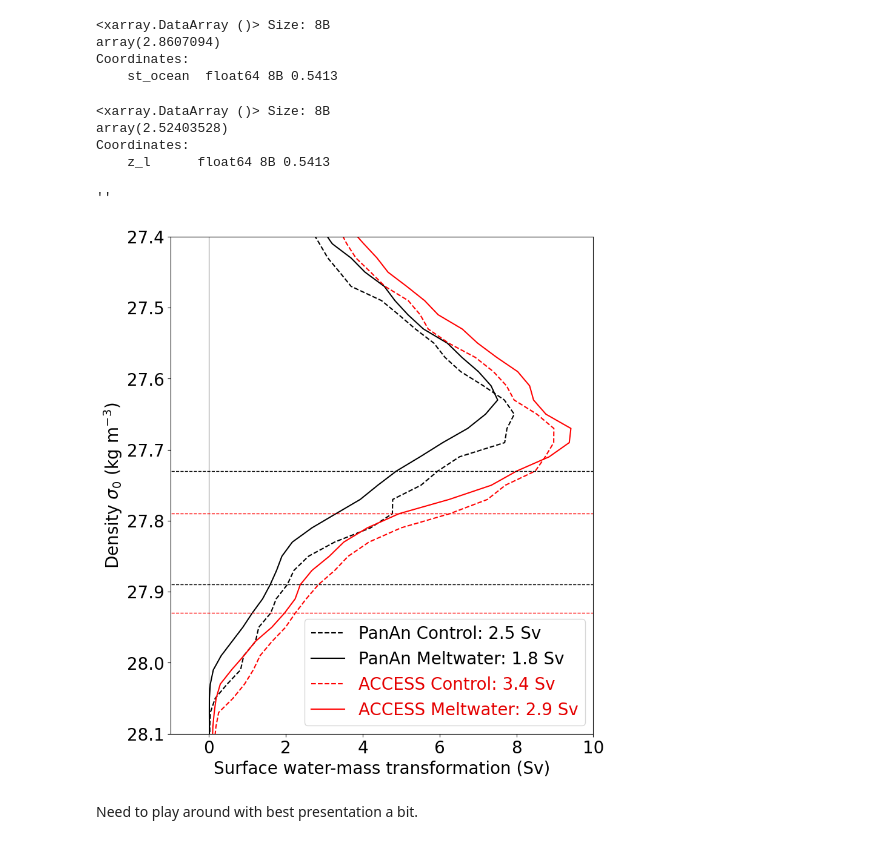
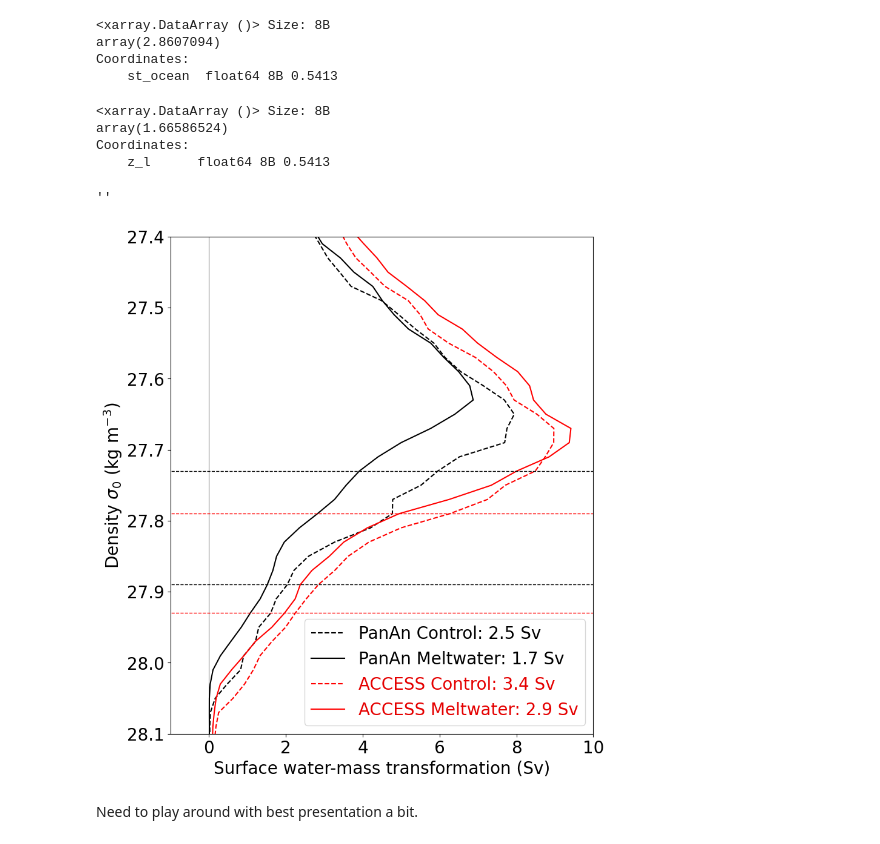
Before and after one commit to adele-morrison/panan-meltwater, a Jupyter notebook: notebooks/bottom_water_analysis/SWMT_shelf_prescribed.ipynb, the cells around one changed output. Cells and saved outputs as stored; diff of their text form; code cells hidden in the pictures.

```diff
--- a/notebooks/bottom_water_analysis/SWMT_shelf_prescribed.ipynb
+++ b/notebooks/bottom_water_analysis/SWMT_shelf_prescribed.ipynb
@@ -152,7 +124,7 @@ plt.show()
 ## Isopycnal bins plot
 # %%
 pan01_C_swmt = xr.open_dataarray('/g/data/g40/kc5856/access_panan_ssp126_SWMT/new_Pan01_SWMT_shelf_rho0/plots/swmt_shelf_sum_ave_C_pan01_rho0.nc', chunks = 'auto')
-pan01_M_swmt = xr.open_dataarray('/g/data/g40/kc5856/access_panan_ssp126_SWMT/new_Pan01_SWMT_shelf_rho0/plots/swmt_shelf_sum_ave_M_pan01_rho0.nc', chunks = 'auto')
+pan01_M_swmt = xr.open_dataarray('/g/data/g40/kc5856/access_panan_ssp126_SWMT/new_Pan01_SWMT_shelf_rho0/plots/swmt_shelf_sum_ave_M_pan01_fix_rho0.nc', chunks = 'auto')
 acc_C_swmt = xr.open_dataarray('/g/data/g40/kc5856/access_panan_ssp126_SWMT/new_ACCESS_SWMT_shelf_rho0/plots/swmt_shelf_sum_ave_C_access_rho0.nc', chunks = 'auto')
 acc_M_swmt = xr.open_dataarray('/g/data/g40/kc5856/access_panan_ssp126_SWMT/new_ACCESS_SWMT_shelf_rho0/plots/swmt_shelf_sum_ave_M_access_rho0.nc', chunks = 'auto')
 # %%
@@ -168,44 +140,44 @@ array(2.8607094)
 Coordinates:
     st_ocean  float64 8B 0.5413
 # %%
-pan01_C_swmt.sel(isopycnal_bins=slice(acc_75,acc_25)).compute().mean()
+pan01_M_swmt.sel(isopycnal_bins=slice(acc_75,acc_25)).compute().mean()
 # %% [output]
 <xarray.DataArray ()> Size: 8B
-array(2.52403528)
+array(1.66586524)
 Coordinates:
     z_l      float64 8B 0.5413
 # %%
 plt.rcParams['font.size'] = 20
 
 
 fig, ax1 = plt.subplots(figsize=(9, 10.66))
 
 ax1.plot(pan01_C_swmt, pan01_C_swmt['isopycnal_bins'], linestyle='--', color = 'black', label='PanAn Control: 2.5 Sv')
-ax1.plot(pan01_M_swmt, pan01_M_swmt['isopycnal_bins'], 'black', label='PanAn Meltwater: 1.8 Sv')
+ax1.plot(pan01_M_swmt, pan01_M_swmt['isopycnal_bins'], 'black', label='PanAn Meltwater: 1.7 Sv')
 ax1.plot(acc_C_swmt, acc_C_swmt['isopycnal_bins'], linestyle='--',color='red', label='ACCESS Control: 3.4 Sv')
 ax1.plot(acc_M_swmt, acc_M_swmt['isopycnal_bins'], 'red', label='ACCESS Meltwater: 2.9 Sv')
 
 ax1.plot([0, 0], [27.4, 28.1], 'k', linewidth=0.5)
 ax1.plot([-5, 15], [pan01_25, pan01_25], 'k--', linewidth=1)
 ax1.plot([-5, 15], [pan01_75, pan01_75], 'k--', linewidth=1)
 ax1.plot([-5, 15], [acc_25, acc_25], 'r--', linewidth=1)
 ax1.plot([-5, 15], [acc_75, acc_75], 'r--', linewidth=1)
 
 leg = plt.legend()
 # Access the text objects in the legend
 for text, color in zip(leg.get_texts(), ['black', 'black','#E50000','#E50000']):
     text.set_color(color)
 
 ax1.set_ylim((28.1, 27.4))
 ax1.set_xlim((-1, 10))
 ax1.yaxis.set_label_position("left")
 ax1.yaxis.tick_left()
 ax1.set_ylabel('Density $\sigma_0$ (kg m$^{-3}$)')
 ax1.set_xlabel('Surface water-mass transformation (Sv)')
 ;
 # %% [output]
 ''
-[figure, old version]
+[figure, new version]
 # %% [markdown]
 Need to play around with best presentation a bit.
 # %%
```
Also changed, not shown: parts of 13 cells of this notebook, 8 other files.
